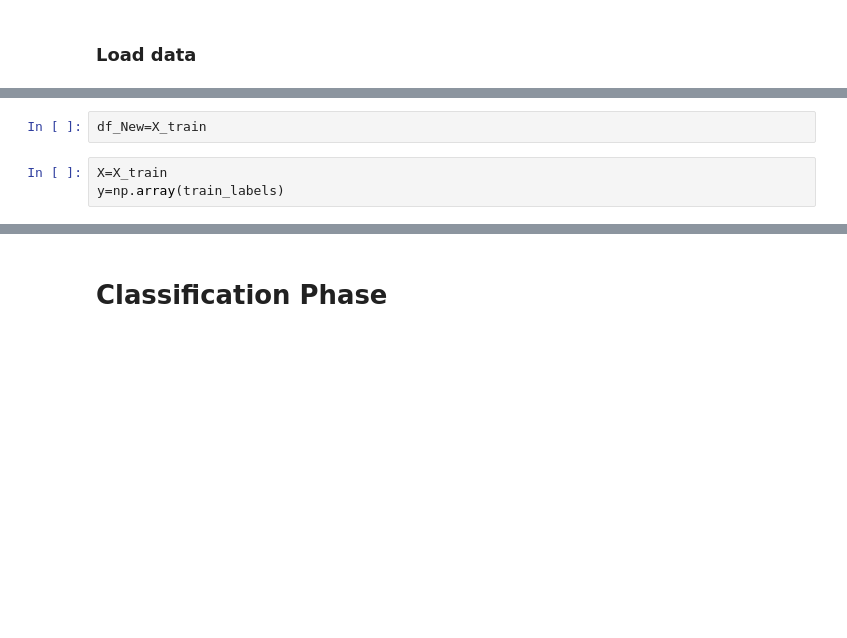
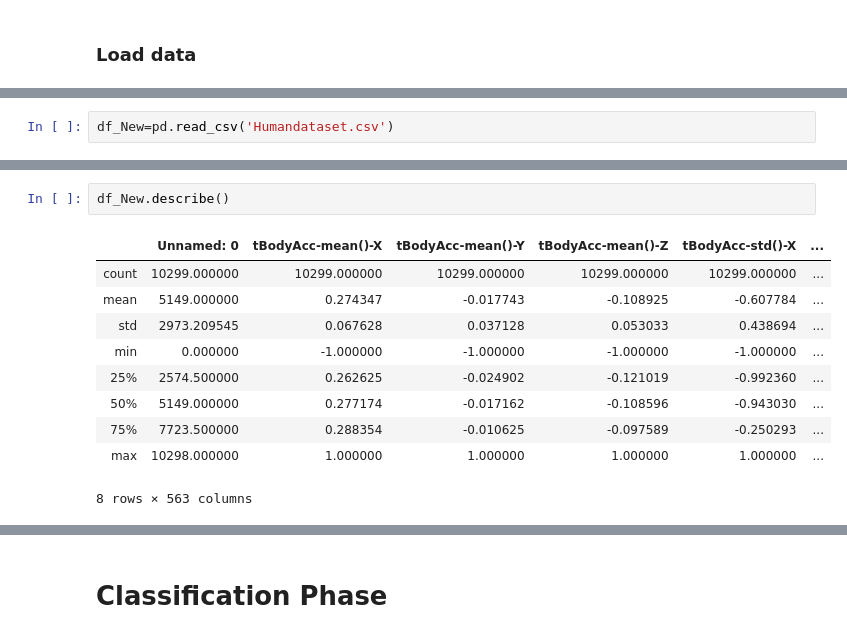
Before and after one commit to yousefkhaled282/Selected_1, a Jupyter notebook: Human Activity Recognition.ipynb, the cells around one changed output, grey strips where cells are left out. Cells and saved outputs as stored; diff of their text form; blank space fills up the shorter version.

```diff
--- a/Human Activity Recognition.ipynb
+++ b/Human Activity Recognition.ipynb
@@ -15 +9,3 @@ df=pd.read_excel('appdata.xlsx')
+# %%
+df_New=pd.read_csv('Humandataset.csv')
 # %%
@@ -390,5 +19,13 @@ X_train.head()
 # %%
-df_New=X_train
+df_New.describe()
+# %% [output]
+|  | Unnamed: 0 | tBodyAcc-mean()-X | tBodyAcc-mean()-Y | tBodyAcc-mean()-Z | tBodyAcc-std()-X | ... |
+| count | 10299.000000 | 10299.000000 | 10299.000000 | 10299.000000 | 10299.000000 | ... |
+| mean | 5149.000000 | 0.274347 | -0.017743 | -0.108925 | -0.607784 | ... |
+| std | 2973.209545 | 0.067628 | 0.037128 | 0.053033 | 0.438694 | ... |
+| min | 0.000000 | -1.000000 | -1.000000 | -1.000000 | -1.000000 | ... |
+| 25% | 2574.500000 | 0.262625 | -0.024902 | -0.121019 | -0.992360 | ... |
+| 50% | 5149.000000 | 0.277174 | -0.017162 | -0.108596 | -0.943030 | ... |
+| 75% | 7723.500000 | 0.288354 | -0.010625 | -0.097589 | -0.250293 | ... |
+| max | 10298.000000 | 1.000000 | 1.000000 | 1.000000 | 1.000000 | ... |
+8 rows × 563 columns
-# %%
-X=X_train
-y=np.array(train_labels)
```
Also changed, not shown: parts of 36 cells of this notebook, 6 other files.
